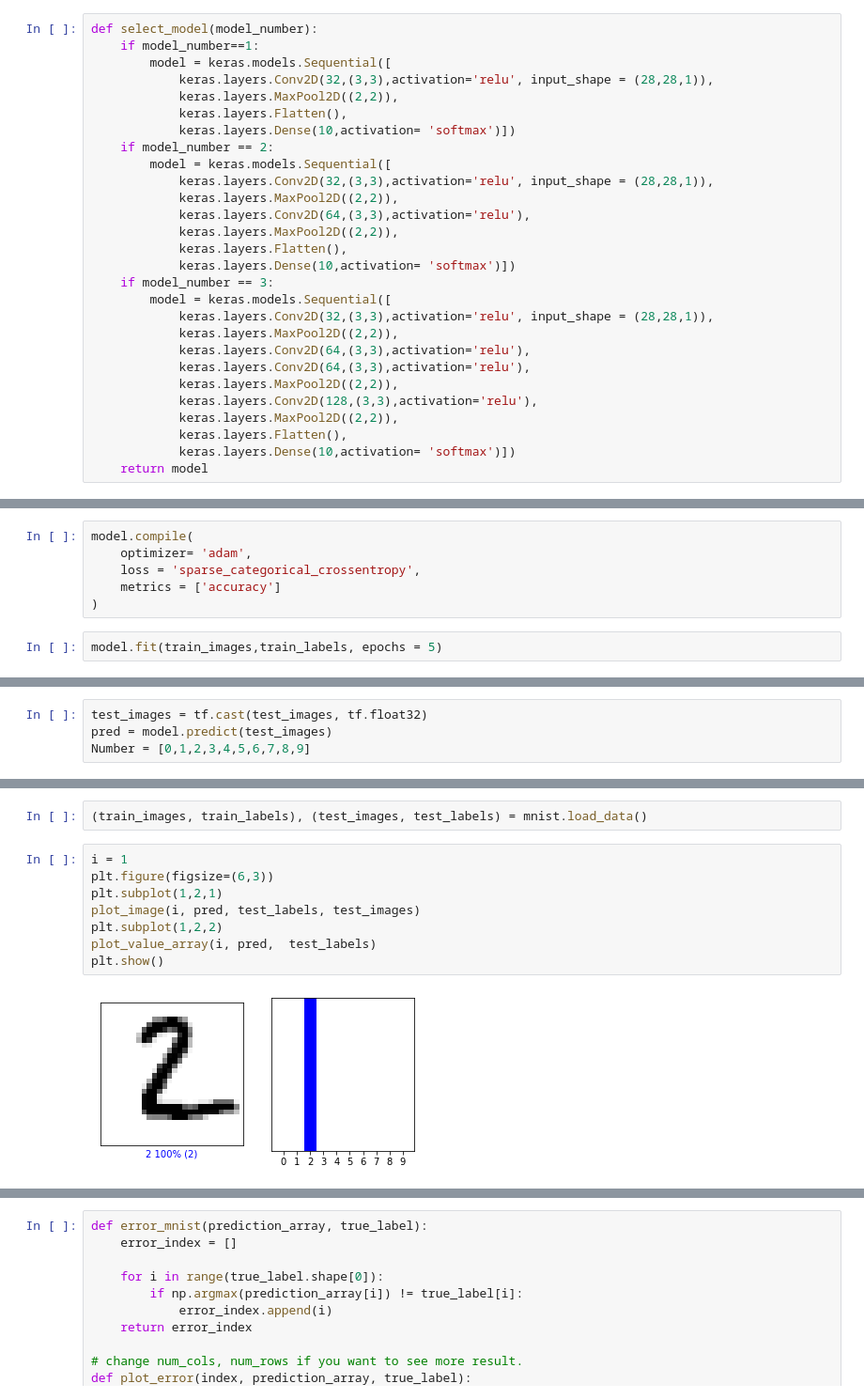
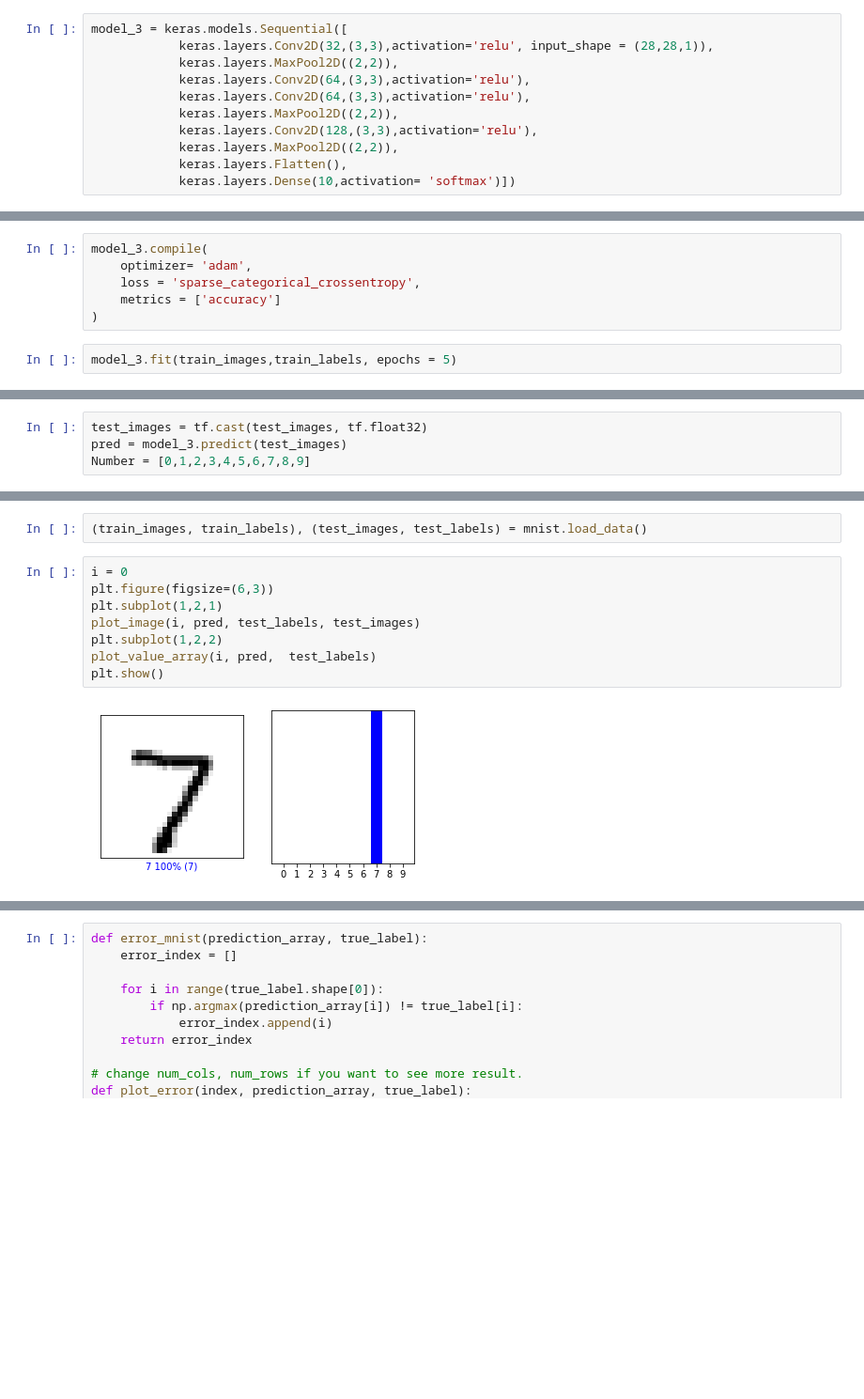
Before and after one commit to bigstar9906/Algorithm_03, a Jupyter notebook: 20185999_임태규_Test3.ipynb, the cells around one changed output, grey strips where cells are left out. Shown at 94% size. Saved outputs shown, nothing was run; the diff lists cells and outputs as text; blank space fills up the shorter version.

```diff
--- a/20185999_임태규_Test3.ipynb
+++ b/20185999_임태규_Test3.ipynb
@@ -11,23 +11,7 @@ mnist = keras.datasets.mnist
 train_images = tf.reshape(train_images, [-1,28,28,1])
 test_images = tf.reshape(test_images, [-1,28,28,1])
 # %%
-def select_model(model_number):
-    if model_number==1:
-        model = keras.models.Sequential([
-            keras.layers.Conv2D(32,(3,3),activation='relu', input_shape = (28,28,1)),
-            keras.layers.MaxPool2D((2,2)),
-            keras.layers.Flatten(),
-            keras.layers.Dense(10,activation= 'softmax')])
-    if model_number == 2:
-        model = keras.models.Sequential([
-            keras.layers.Conv2D(32,(3,3),activation='relu', input_shape = (28,28,1)),
-            keras.layers.MaxPool2D((2,2)),
-            keras.layers.Conv2D(64,(3,3),activation='relu'),
-            keras.layers.MaxPool2D((2,2)),
-            keras.layers.Flatten(),
-            keras.layers.Dense(10,activation= 'softmax')])
-    if model_number == 3:
-        model = keras.models.Sequential([
+model_3 = keras.models.Sequential([
             keras.layers.Conv2D(32,(3,3),activation='relu', input_shape = (28,28,1)),
             keras.layers.MaxPool2D((2,2)),
             keras.layers.Conv2D(64,(3,3),activation='relu'),
@@ -37,4 +21,3 @@ def select_model(model_number):
             keras.layers.MaxPool2D((2,2)),
             keras.layers.Flatten(),
             keras.layers.Dense(10,activation= 'softmax')])
-    return model
@@ -61,12 +42,12 @@ Trainable params: 130,890
 Non-trainable params: 0
 _________________________________________________________________
 # %%
-model.compile(
+model_3.compile(
     optimizer= 'adam',
     loss = 'sparse_categorical_crossentropy',
     metrics = ['accuracy']
 )
 # %%
-model.fit(train_images,train_labels, epochs = 5)
+model_3.fit(train_images,train_labels, epochs = 5)
 # %% [output]
 Epoch 1/5
@@ -92,6 +73,6 @@ Test accuracy :  0.9900000095367432
 # %%
 test_images = tf.cast(test_images, tf.float32)
-pred = model.predict(test_images)
+pred = model_3.predict(test_images)
 Number = [0,1,2,3,4,5,6,7,8,9]
 # %% [output]
 313/313 [==============================] - 1s 3ms/step
@@ -136,15 +117,15 @@ def plot_value_array(i, predictions_array, true_label):
 # %%
 (train_images, train_labels), (test_images, test_labels) = mnist.load_data()
 # %%
-i = 1
+i = 0
 plt.figure(figsize=(6,3))
 plt.subplot(1,2,1)
 plot_image(i, pred, test_labels, test_images)
 plt.subplot(1,2,2)
 plot_value_array(i, pred,  test_labels)
 plt.show()
 # %% [output]
-[figure, old version]
+[figure, new version]
 # %%
 num_rows = 5
 num_cols = 3
```
Also changed, not shown: parts of 7 cells of this notebook.
